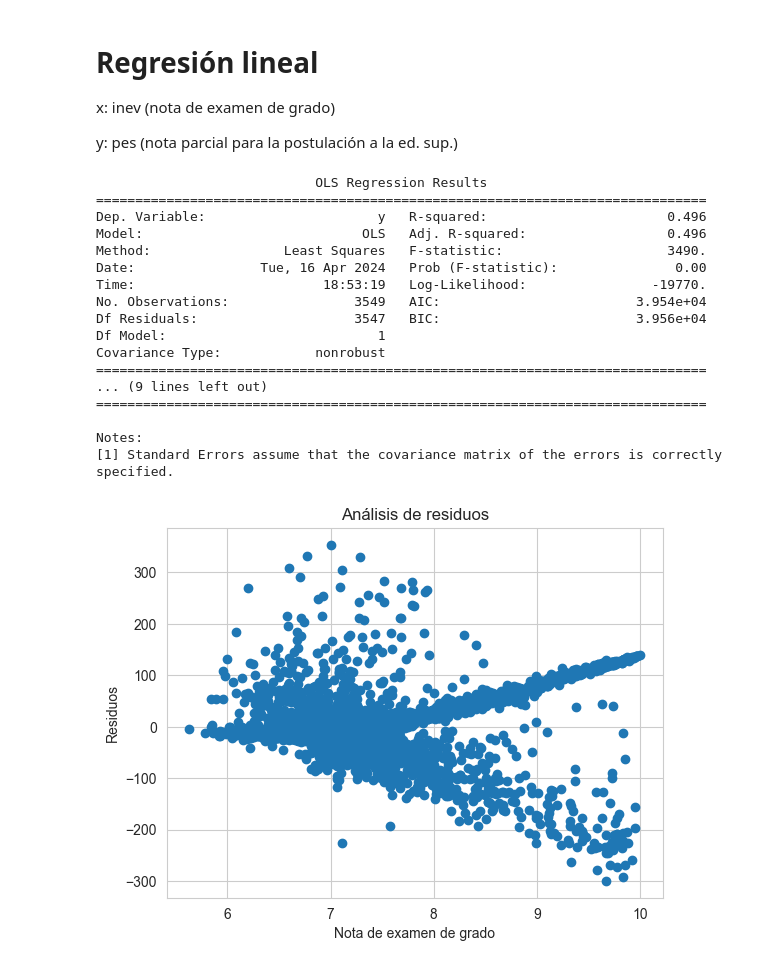
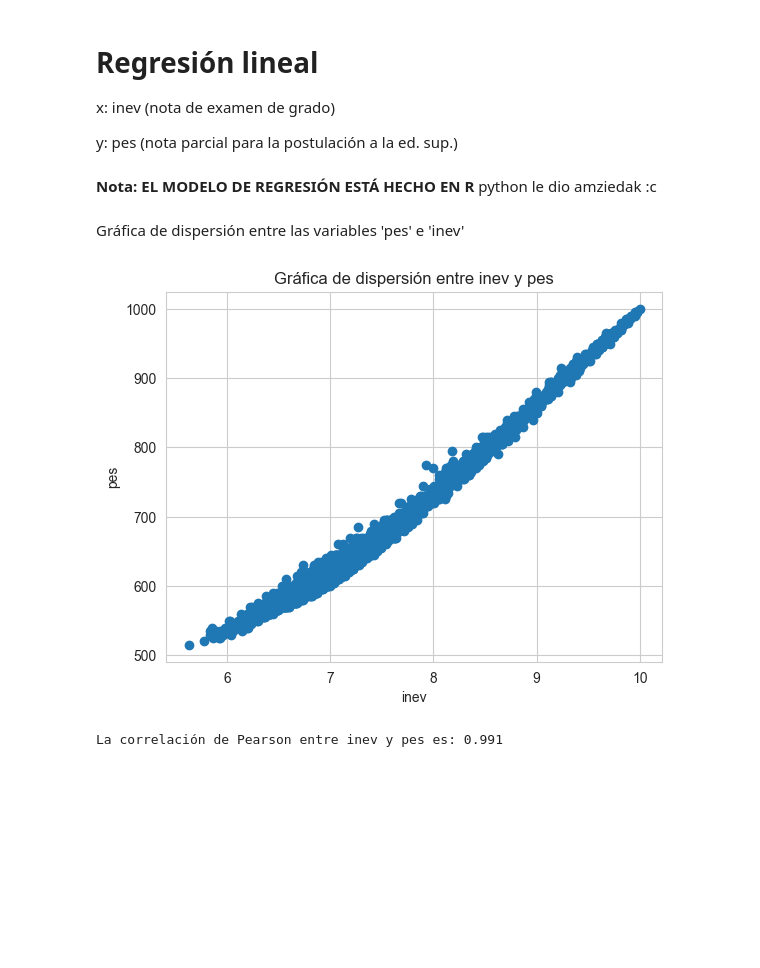
Before and after one commit to BryanEstrada003/Project-2p---Statistics, a Jupyter notebook: analysis.ipynb, the cells around one changed output. Saved outputs shown, nothing was run; the diff lists cells and outputs as text; code cells hidden in the pictures; blank space fills up the shorter version.

```diff
--- a/analysis.ipynb
+++ b/analysis.ipynb
@@ -547,41 +548,7 @@ Se rechaza la hipótesis nula
 x: inev (nota de examen de grado)
 
 y: pes (nota parcial para la postulación a la ed. sup.)
-# %%
-inev = micro_milagro['inev'].dropna().tolist()
-pes = micro_milagro['pes'].dropna().tolist()
-
-# Asumiendo que 'inev' y 'pes' son listas
-longitud_inev = len(inev)
-pes = pes[:longitud_inev]
-
-X = sm.add_constant(inev)
-modelo = sm.OLS(pes, X)
-resultado = modelo.fit()
-print(resultado.summary())
-
-residuos = resultado.resid  # Obtiene los residuos del modelo
-plt.scatter(inev, residuos)  # Gráfico de dispersión de los residuos
-plt.xlabel('Nota de examen de grado')
-plt.ylabel('Residuos')
-plt.title('Análisis de residuos')
-plt.show()
-# %% [output]
-                            OLS Regression Results
-==============================================================================
-Dep. Variable:                      y   R-squared:                       0.496
-Model:                            OLS   Adj. R-squared:                  0.496
-Method:                 Least Squares   F-statistic:                     3490.
-Date:                Tue, 16 Apr 2024   Prob (F-statistic):               0.00
-Time:                        18:53:19   Log-Likelihood:                -19770.
-No. Observations:                3549   AIC:                         3.954e+04
-Df Residuals:                    3547   BIC:                         3.956e+04
-Df Model:                           1
-Covariance Type:            nonrobust
-==============================================================================
-... (9 lines left out)
-==============================================================================
-
-Notes:
-[1] Standard Errors assume that the covariance matrix of the errors is correctly specified.
-[figure, removed]
+# %% [markdown]
+**Nota: EL MODELO DE REGRESIÓN ESTÁ HECHO EN R**  python le dio amziedak :c
+# %% [markdown]
+Gráfica de dispersión entre las variables 'pes' e 'inev'
@@ -587,0 +557,20 @@ Notes:
+# %%
+import matplotlib.pyplot as plt
+from scipy.stats import pearsonr
+inev = micro_milagro['inev'].tolist()
+pes = micro_milagro['pes'].tolist()
+
+
+# Asumiendo que 'inev' y 'pes' son listas
+plt.scatter(inev, pes)
+plt.xlabel('inev')
+plt.ylabel('pes')
+plt.title('Gráfica de dispersión entre inev y pes')
+plt.show()
+
+# Calcular la correlación
+corr, _ = pearsonr(inev, pes)
+print('La correlación de Pearson entre inev y pes es: %.3f' % corr)
+# %% [output]
+[figure, added]
+La correlación de Pearson entre inev y pes es: 0.991
```
Also changed, not shown: parts of 15 cells of this notebook.
